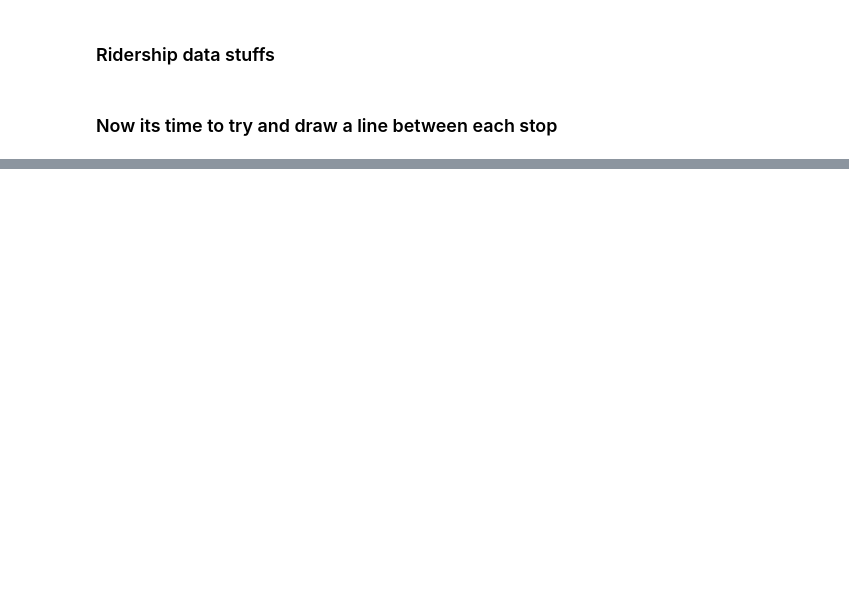
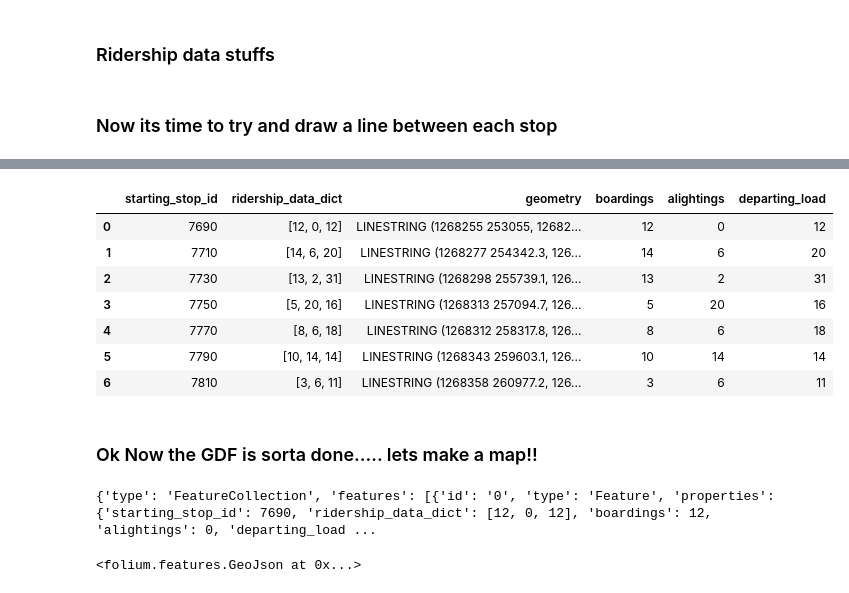
Before and after one commit to amschechter/Sankey_Overlay, a Jupyter notebook: Sankey_Overlay_Attempt.ipynb, the cells around one changed output, grey strips where cells are left out. Drawn from its saved outputs; the diff is of its cells as text; code cells hidden in the pictures; blank space fills up the shorter version.

Commit message:
made some good progress, working on folium map

```diff
--- a/Sankey_Overlay_Attempt.ipynb
+++ b/Sankey_Overlay_Attempt.ipynb
@@ -170,0 +81,9 @@ first_segment.explore()
+# %%
+#segment_dictionary
+
+num_stops = len(stop_geometry_dict)
+
+segment_dict = {}
+
+for j in range(0, num_stops-1):
+    segment_dict[f"segment_{j+1}"] = shortest_line_between(stop_geometry_dict[f"stop_number_{j+1}_geo"], stop_geometry_dict[f"stop_number_{j+2}_geo"])
@@ -170,0 +94,9 @@ first_segment.explore()
+# %%
+num_segments = len(segment_dict)
+
+segment_gdf = gpd.GeoDataFrame(
+                                {'starting_stop_id': e_line_northbound_stop_list[:num_segments],
+                                'ridership_data_dict':[ridership_data[stop_id] for stop_id in e_line_northbound_stop_list[:num_segments]],
+                                'geometry': [segment_dict[f"segment_{id + 1}"] for id in range(num_segments)]},
+                                geometry = 'geometry', crs = "EPSG:2926"
+                              )
@@ -170,0 +114,27 @@ first_segment.explore()
+# %%
+avg_ons_list = []
+avg_offs_list = []
+avg_load_list = []
+
+for i in range(len(segment_gdf)):
+    value_trio = segment_gdf['ridership_data_dict'][i]
+    avg_ons_list.append(value_trio[0])
+    avg_offs_list.append(value_trio[1])
+    avg_load_list.append(value_trio[2])
+# %%
+segment_gdf["boardings"] = avg_ons_list
+segment_gdf["alightings"] = avg_offs_list
+segment_gdf["departing_load"] = avg_load_list
+# %%
+segment_gdf
+# %% [output]
+|  | starting_stop_id | ridership_data_dict | geometry | boardings | alightings | departing_load |
+| 0 | 7690 | [12, 0, 12] | LINESTRING (1268255 253055, 12682... | 12 | 0 | 12 |
+| 1 | 7710 | [14, 6, 20] | LINESTRING (1268277 254342.3, 126... | 14 | 6 | 20 |
+| 2 | 7730 | [13, 2, 31] | LINESTRING (1268298 255739.1, 126... | 13 | 2 | 31 |
+| 3 | 7750 | [5, 20, 16] | LINESTRING (1268313 257094.7, 126... | 5 | 20 | 16 |
+| 4 | 7770 | [8, 6, 18] | LINESTRING (1268312 258317.8, 126... | 8 | 6 | 18 |
+| 5 | 7790 | [10, 14, 14] | LINESTRING (1268343 259603.1, 126... | 10 | 14 | 14 |
+| 6 | 7810 | [3, 6, 11] | LINESTRING (1268358 260977.2, 126... | 3 | 6 | 11 |
+# %% [markdown]
+### Ok Now the GDF is sorta done..... lets make a map!!
@@ -170,0 +154,19 @@ first_segment.explore()
+# %%
+m = folium.Map(location=[47.684389, -122.344733], zoom_start=14, tiles="cartodb positron", CRS='EPSG:4326')
+geojson_data = json.loads(segment_gdf.to_json())
+
+print ((geojson_data))
+
+folium.GeoJson(
+    data = geojson_data,
+    style_function = lambda feature:{
+        'color': 'green',
+        'weight': 4,
+        'opacity': 1.0
+    }
+    #style_function=style_function_simple
+    #tooltip=folium.GeoJsonTooltip(fields=["width"])
+).add_to(m)
+# %% [output]
+{'type': 'FeatureCollection', 'features': [{'id': '0', 'type': 'Feature', 'properties': {'starting_stop_id': 7690, 'ridership_data_dict': [12, 0, 12], 'boardings': 12, 'alightings': 0, 'departing_load ...
+<folium.features.GeoJson at 0x...>
```
Also changed, not shown: parts of 30 cells of this notebook.
